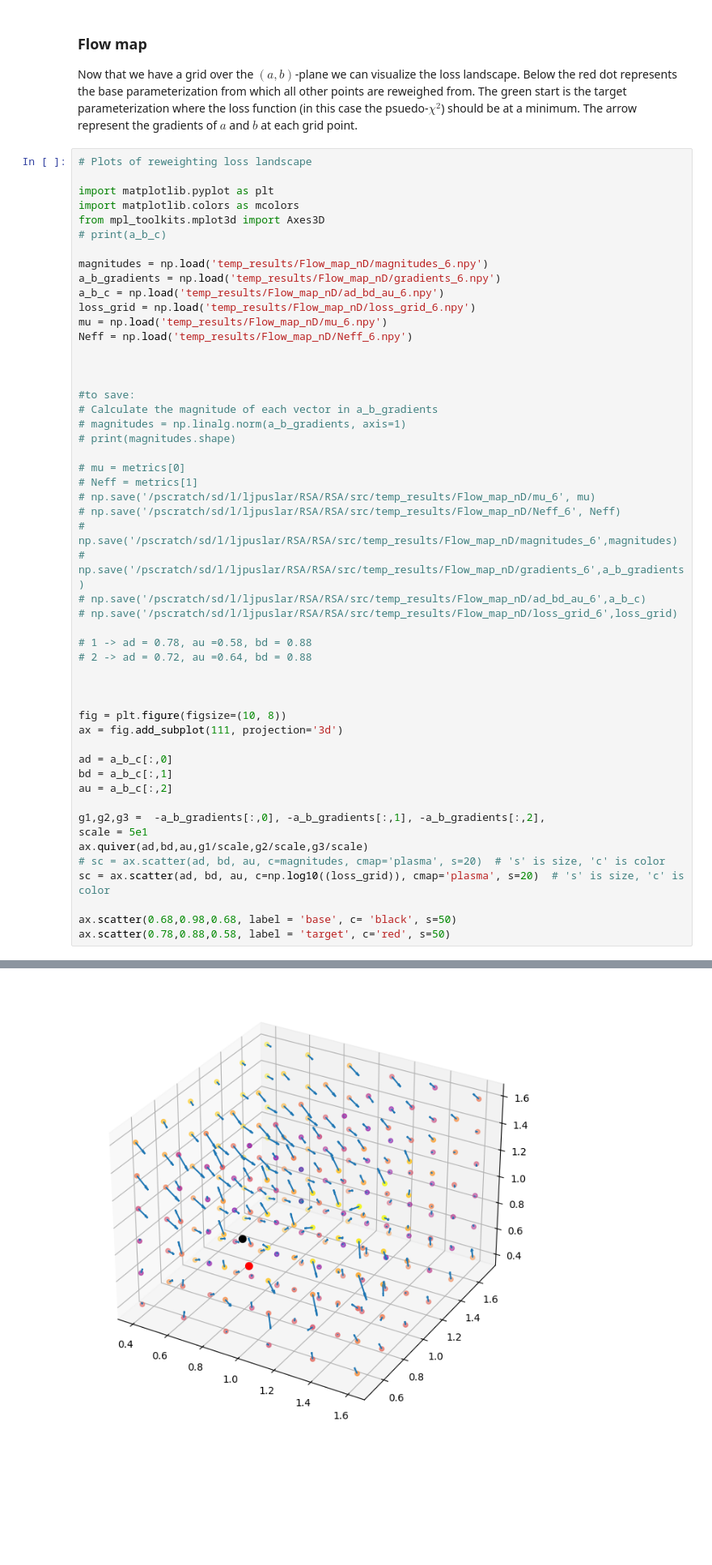
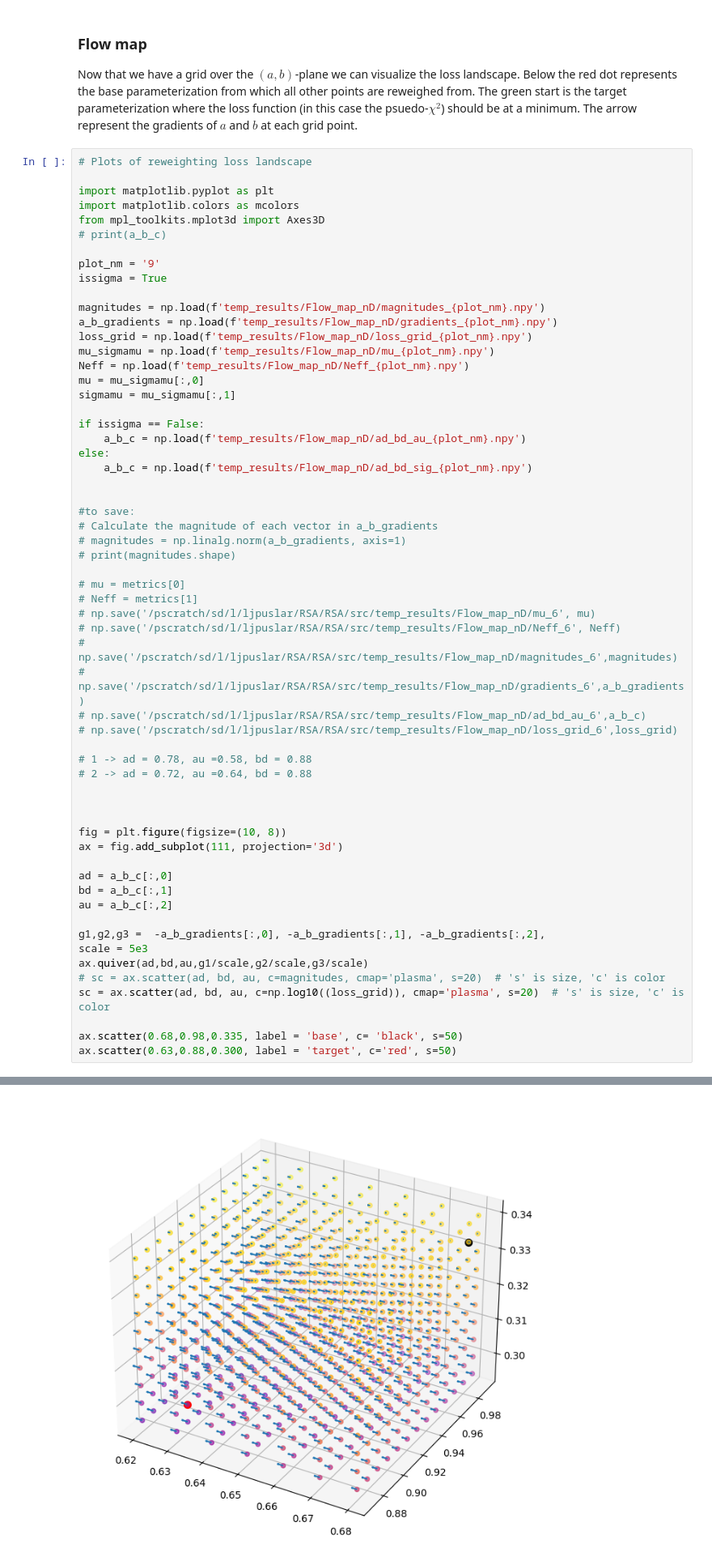
Before and after one commit to tonymenzo/RSA, a Jupyter notebook: src/RSA_nD_flow_map.ipynb, the cells around one changed output, grey strips where cells are left out. Shown at 81% size. Saved outputs shown, nothing was run; the diff lists cells and outputs as text; blank space fills up the shorter version.

Commit message:
converter, sigma flow updates

```diff
--- a/src/RSA_nD_flow_map.ipynb
+++ b/src/RSA_nD_flow_map.ipynb
@@ -356,13 +356,21 @@ import matplotlib.colors as mcolors
 from mpl_toolkits.mplot3d import Axes3D
 # print(a_b_c)
 
-magnitudes = np.load('temp_results/Flow_map_nD/magnitudes_6.npy')
-a_b_gradients = np.load('temp_results/Flow_map_nD/gradients_6.npy')
-a_b_c = np.load('temp_results/Flow_map_nD/ad_bd_au_6.npy')
-loss_grid = np.load('temp_results/Flow_map_nD/loss_grid_6.npy')
-mu = np.load('temp_results/Flow_map_nD/mu_6.npy')
-Neff = np.load('temp_results/Flow_map_nD/Neff_6.npy')
+plot_nm = '9'
+issigma = True
 
+magnitudes = np.load(f'temp_results/Flow_map_nD/magnitudes_{plot_nm}.npy')
+a_b_gradients = np.load(f'temp_results/Flow_map_nD/gradients_{plot_nm}.npy')
+loss_grid = np.load(f'temp_results/Flow_map_nD/loss_grid_{plot_nm}.npy')
+mu_sigmamu = np.load(f'temp_results/Flow_map_nD/mu_{plot_nm}.npy')
+Neff = np.load(f'temp_results/Flow_map_nD/Neff_{plot_nm}.npy')
+mu = mu_sigmamu[:,0]
+sigmamu = mu_sigmamu[:,1]
+
+if issigma == False:
+    a_b_c = np.load(f'temp_results/Flow_map_nD/ad_bd_au_{plot_nm}.npy')
+else:
+    a_b_c = np.load(f'temp_results/Flow_map_nD/ad_bd_sig_{plot_nm}.npy')
 
 
 #to save:
@@ -371,37 +379,37 @@ Neff = np.load('temp_results/Flow_map_nD/Neff_6.npy')
 # print(magnitudes.shape)
 
 # mu = metrics[0]
 # Neff = metrics[1]
 # np.save('/pscratch/sd/l/ljpuslar/RSA/RSA/src/temp_results/Flow_map_nD/mu_6', mu)
 # np.save('/pscratch/sd/l/ljpuslar/RSA/RSA/src/temp_results/Flow_map_nD/Neff_6', Neff)
 # np.save('/pscratch/sd/l/ljpuslar/RSA/RSA/src/temp_results/Flow_map_nD/magnitudes_6',magnitudes)
 # np.save('/pscratch/sd/l/ljpuslar/RSA/RSA/src/temp_results/Flow_map_nD/gradients_6',a_b_gradients)
 # np.save('/pscratch/sd/l/ljpuslar/RSA/RSA/src/temp_results/Flow_map_nD/ad_bd_au_6',a_b_c)
 # np.save('/pscratch/sd/l/ljpuslar/RSA/RSA/src/temp_results/Flow_map_nD/loss_grid_6',loss_grid)
 
 # 1 -> ad = 0.78, au =0.58, bd = 0.88
 # 2 -> ad = 0.72, au =0.64, bd = 0.88
 
 
 
 fig = plt.figure(figsize=(10, 8))
 ax = fig.add_subplot(111, projection='3d')
 
 ad = a_b_c[:,0]
 bd = a_b_c[:,1]
 au = a_b_c[:,2]
 
 g1,g2,g3 =  -a_b_gradients[:,0], -a_b_gradients[:,1], -a_b_gradients[:,2],
-scale = 5e1
+scale = 5e3
 ax.quiver(ad,bd,au,g1/scale,g2/scale,g3/scale)
 # sc = ax.scatter(ad, bd, au, c=magnitudes, cmap='plasma', s=20)  # 's' is size, 'c' is color
 sc = ax.scatter(ad, bd, au, c=np.log10((loss_grid)), cmap='plasma', s=20)  # 's' is size, 'c' is color
 
-ax.scatter(0.68,0.98,0.68, label = 'base', c= 'black', s=50)
-ax.scatter(0.78,0.88,0.58, label = 'target', c='red', s=50)
+ax.scatter(0.68,0.98,0.335, label = 'base', c= 'black', s=50)
+ax.scatter(0.63,0.88,0.300, label = 'target', c='red', s=50)
 # %% [output]
 <mpl_toolkits.mplot3d.art3d.Path3DCollection at 0x...>
-[figure, old version]
+[figure, new version]
 # %%
 import numpy as np
 import matplotlib.pyplot as plt
```
Also changed, not shown: 10 other files.
